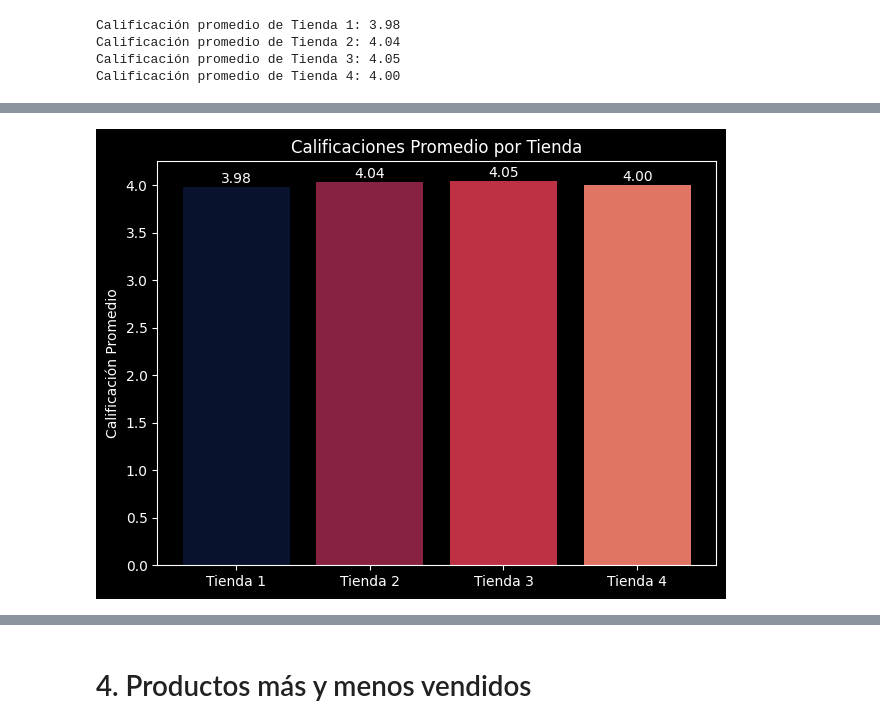
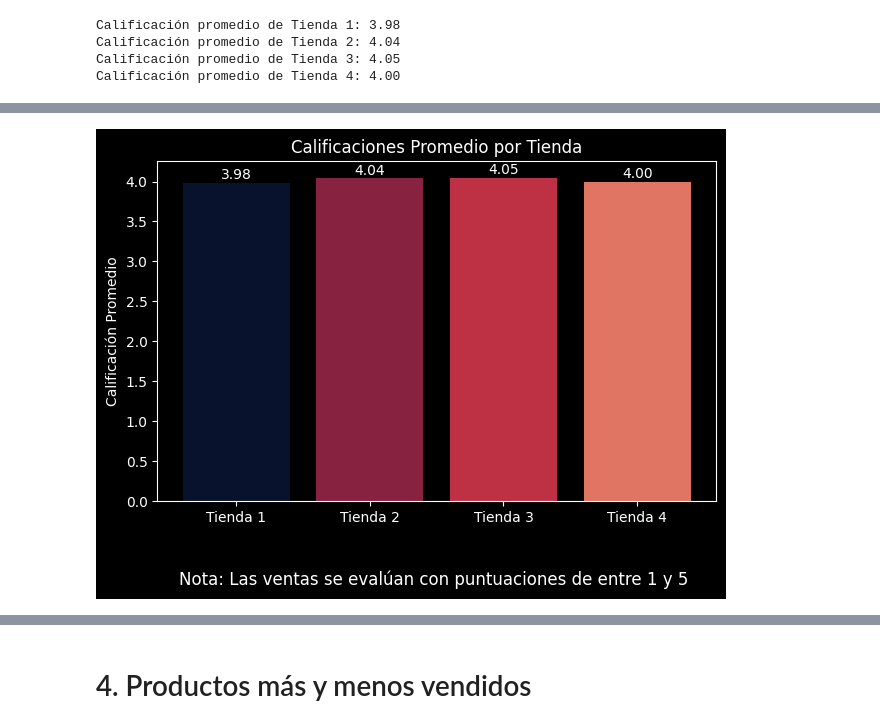
Before and after one commit to zenyonki/alura_store, a Jupyter notebook: AluraStoreLatam.ipynb, the cells around one changed output, grey strips where cells are left out. Cells and saved outputs as stored; diff of their text form; code cells hidden in the pictures.

```diff
--- a/AluraStoreLatam.ipynb
+++ b/AluraStoreLatam.ipynb
@@ -312,19 +323,29 @@ lista_promedios = [
 # %%
 calificaciones = [3.98, 4.04, 4.05, 4.00]
 
 fig, ax = plt.subplots()
 bars = ax.bar(tiendas, calificaciones, color=bar_colors)
 
 for bar in bars:
     height = bar.get_height()
     ax.text(bar.get_x() + bar.get_width() / 2, height + 0.01,
             f'{height:.2f}', ha='center', va='bottom', fontsize=10)
 
 ax.set_ylabel('Calificación Promedio')
 ax.set_title('Calificaciones Promedio por Tienda')
 
+ax.annotate(
+    "Nota: Las ventas se evalúan con puntuaciones de entre 1 y 5",
+    xy=(2, 0),
+    xytext=(-50, -50),
+    textcoords='offset points',
+    fontsize=12,
+    color="white",
+    ha="center",
+    va="top"
+)
 plt.style.use('dark_background')
 plt.tight_layout()
 plt.show()
 # %% [output]
-[figure, old version]
+[figure, new version]
```
Also changed, not shown: parts of 8 cells of this notebook.
